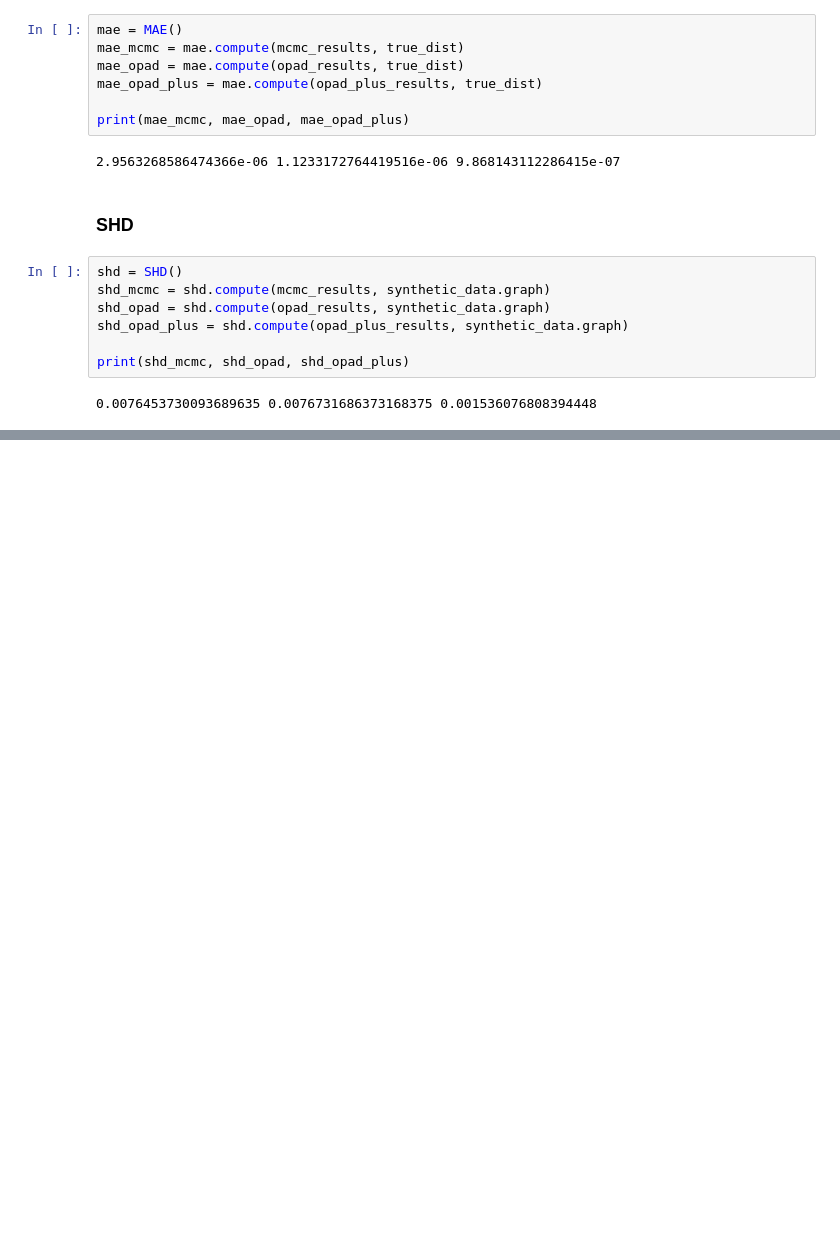
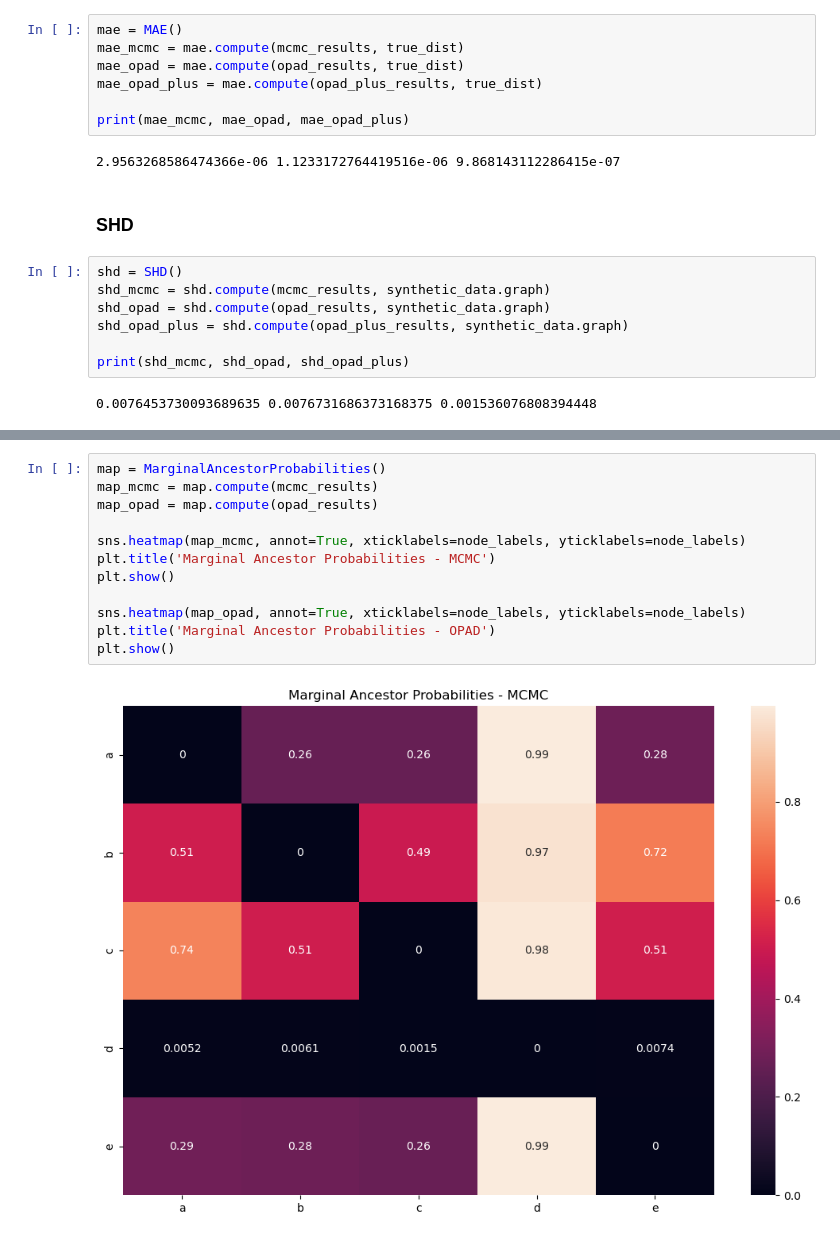
Before and after one commit to human-technology-institute/structure_learning, a Jupyter notebook: examples/structure_mcmc.ipynb, the cells around one changed output, grey strips where cells are left out. Drawn from its saved outputs; the diff is of its cells as text; blank space fills up the shorter version.

```diff
--- a/examples/structure_mcmc.ipynb
+++ b/examples/structure_mcmc.ipynb
@@ -166,0 +184,14 @@ print(shd_mcmc, shd_opad, shd_opad_plus)
+# %%
+map = MarginalAncestorProbabilities()
+map_mcmc = map.compute(mcmc_results)
+map_opad = map.compute(opad_results)
+
+sns.heatmap(map_mcmc, annot=True, xticklabels=node_labels, yticklabels=node_labels)
+plt.title('Marginal Ancestor Probabilities - MCMC')
+plt.show()
+
+sns.heatmap(map_opad, annot=True, xticklabels=node_labels, yticklabels=node_labels)
+plt.title('Marginal Ancestor Probabilities - OPAD')
+plt.show()
+# %% [output]
+[figure, added]
```
Also changed, not shown: parts of 8 cells of this notebook, 2 other files.
